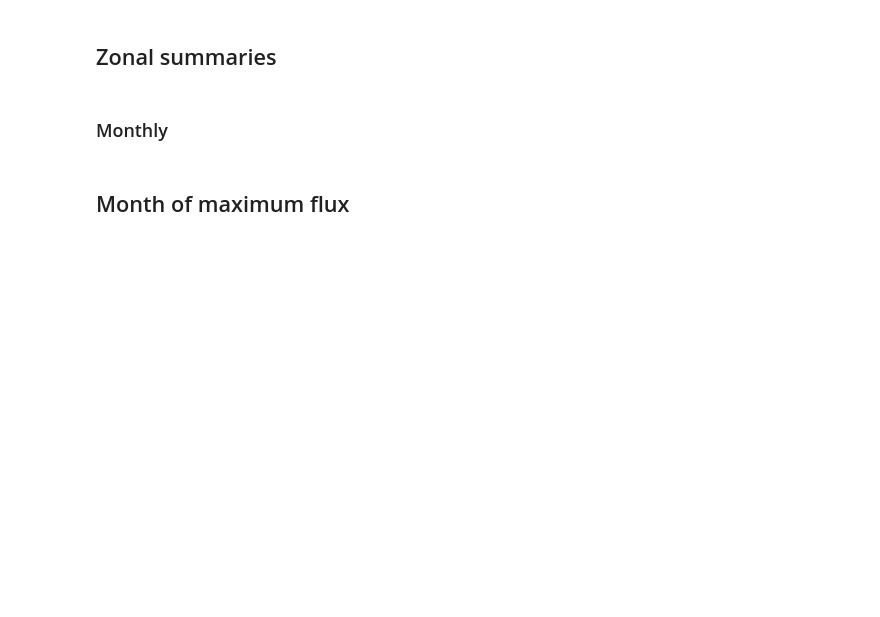
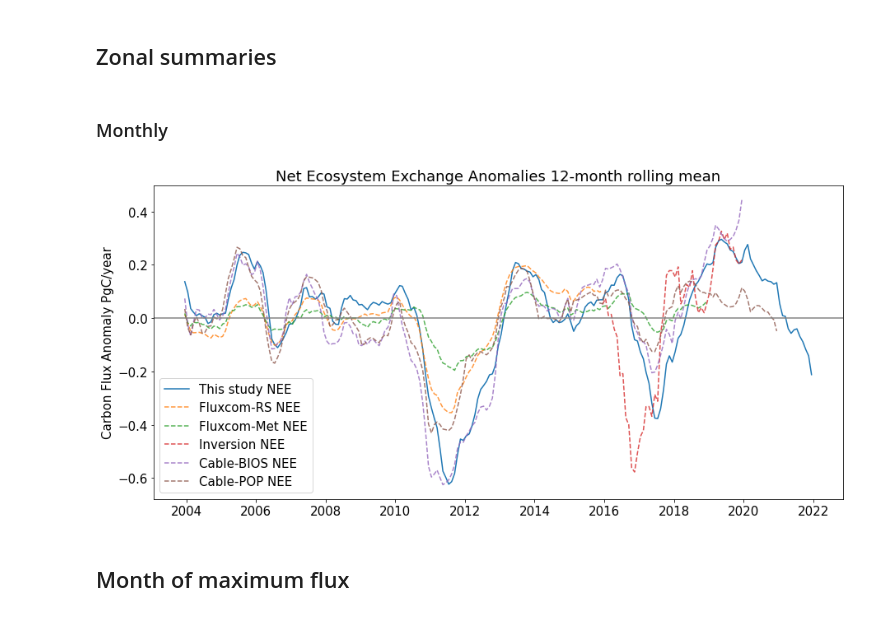
Before and after one commit to cbur24/NEE_modelling, a Jupyter notebook: 6a_Compare_products.ipynb, the cells around one changed output. Drawn from its saved outputs; the diff is of its cells as text; code cells hidden in the pictures; blank space fills up the shorter version.

```diff
--- a/6a_Compare_products.ipynb
+++ b/6a_Compare_products.ipynb
@@ -553,10 +581,9 @@ ds_anom = (ds.groupby('time.month') - ds_clim_mean)
 # ds_lower_anom = (ds_lower.groupby('time.month') - ds_clim_mean)
 ds_fc_anom = (ds_fc.groupby('time.month') - ds_fc_clim_mean)
 ds_fc_met_anom = (ds_fc_met.groupby('time.month') - ds_fc_met_clim_mean)
-
-# post_anom = (post.groupby('time.month') - post_clim_mean)
-# cable_nee_anom = (cable_nee.groupby('time.month') - cable_nee_clim_mean)
-# cable_nee_pop_anom = (cable_nee_pop.groupby('time.month') - cable_nee_pop_clim_mean)
+post_anom = (post.groupby('time.month') - post_clim_mean)
+cable_nee_anom = (cable_nee.groupby('time.month') - cable_nee_clim_mean)
+cable_nee_pop_anom = (cable_nee_pop.groupby('time.month') - cable_nee_pop_clim_mean)
 
 # ds_anom_annual = ds.resample(time='1Y', label='left', loffset='6M').sum() - ds_clim_mean_annual
 # ds_fc_anom_annual = ds_fc.resample(time='1Y', label='left', loffset='6M').sum() - ds_fc_clim_mean_annual
@@ -583,12 +610,12 @@ ds_1D = ds_anom.sum(['x','y'])
 ds_fc_1D = ds_fc_anom.sum(['x','y'])
 ds_fc_met_1D = ds_fc_met_anom.sum(['x','y'])
 
-# post_1D = post_anom.sum(['x','y'])
-# cable_nee_1D = cable_nee_anom.sum(['x','y'])
-# cable_nee_pop_1D = cable_nee_pop_anom.sum(['x','y'])
+post_1D = post_anom.sum(['x','y'])
+cable_nee_1D = cable_nee_anom.sum(['x','y'])
+cable_nee_pop_1D = cable_nee_pop_anom.sum(['x','y'])
 
-cable_gpp_1D = cable_gpp_anom.sum(['x','y'])
-cable_gpp_pop_1D = cable_gpp_pop_anom.sum(['x','y'])
+# cable_gpp_1D = cable_gpp_anom.sum(['x','y'])
+# cable_gpp_pop_1D = cable_gpp_pop_anom.sum(['x','y'])
 # %%
 modis_gpp_1D = modis_gpp_anom.sum(['x','y'])
 gosif_gpp_1D = gosif_gpp_anom.sum(['x','y'])
@@ -599,41 +626,43 @@ gosif_gpp_1D = gosif_gpp_anom.sum(['x','y'])
 
 fig, ax = plt.subplots(1,1, figsize=(15,7))
 
-ax.plot(ds_1D.time.values, ds_1D, label='This study '+var)
+ax.plot(ds_1D.time.values, ds_1D.rolling(time=12, min_periods=12).mean(), label='This study '+var)
 # ax.fill_between(ds_1D.time.values,
 #                 ds_upper_1D.rolling(time=3, min_periods=1).mean(),
 #                 ds_lower_1D.rolling(time=3, min_periods=1).mean(),
 #                 alpha=0.2)
 
-ax.plot(ds_fc_1D.time.values, ds_fc_1D, linestyle='--', label='Fluxcom-RS '+var, alpha=0.8)
-ax.plot(ds_fc_met_1D.time.values, ds_fc_met_1D, linestyle='--', label='Fluxcom-Met '+var, alpha=0.8)
+ax.plot(ds_fc_1D.time.values, ds_fc_1D.rolling(time=12, min_periods=12).mean(), linestyle='--', label='Fluxcom-RS '+var, alpha=0.8)
+ax.plot(ds_fc_met_1D.time.values, ds_fc_met_1D.rolling(time=12, min_periods=12).mean(), linestyle='--', label='Fluxcom-Met '+var, alpha=0.8)
 
-ax.plot(post_1D.time.values, post_1D, linestyle='--', label='Inversion '+var, alpha=0.8)
+ax.plot(post_1D.time.values, post_1D.rolling(time=12, min_periods=12).mean(), linestyle='--', label='Inversion '+var, alpha=0.8)
 
-ax.plot(cable_nee_1D.time.values, cable_nee_1D, linestyle='--', label='Cable-BIOS '+var, alpha=0.8)
-ax.plot(cable_nee_pop_1D.time.values, cable_nee_pop_1D, linestyle='--', label='Cable-POP '+var, alpha=0.8)
+ax.plot(cable_nee_1D.time.values, cable_nee_1D.rolling(time=12, min_periods=12).mean(), linestyle='--', label='Cable-BIOS '+var, alpha=0.8)
+ax.plot(cable_nee_pop_1D.time.values, cable_nee_pop_1D.rolling(time=12, min_periods=12).mean(), linestyle='--', label='Cable-POP '+var, alpha=0.8)
 
 
 ax.legend(loc='lower left')
 ax.set_ylabel('Carbon Flux Anomaly PgC/year');
 
 # ax.set_ylim(-0.175, 0.175)
 # ax.text(.015, .95, f'Fluxcom: {ds_fc_1D.std().values:.3f} PgC/yr',
 #         transform=ax.transAxes)
 # ax.text(.015, .90, f'Inversion: {post_1D.std().values:.3f} PgC/yr',
 #         transform=ax.transAxes)
 # ax.text(.015, .85, f'Cable: {cable_1D.std().values:.3f} PgC/yr',
 #         transform=ax.transAxes)
 # ax.text(.015, .80, f'This study: {ds_1D.std().values:.3f} PgC/yr',
 #         transform=ax.transAxes);
 # ax2=ax.twinx()
 # # ax2.plot(evi_1D.time.values, evi_1D, label='MODIS-EVI', color='c', )
 # ax2.legend(loc='upper right')
 # ax2.set_ylim(-0.05, 0.05)
 # ax2.set_ylabel('EVI Anomaly');
 
 plt.axhline(0, c='grey');
-plt.title('Net Ecosystem Exchange Anomalies');
+plt.title('Net Ecosystem Exchange Anomalies 12-month rolling mean');
+# %% [output]
+[figure, added]
 # %%
 fig, ax = plt.subplots(1,1, figsize=(15,7))
 
```
Also changed, not shown: parts of 12 cells of this notebook, 42 other files.
